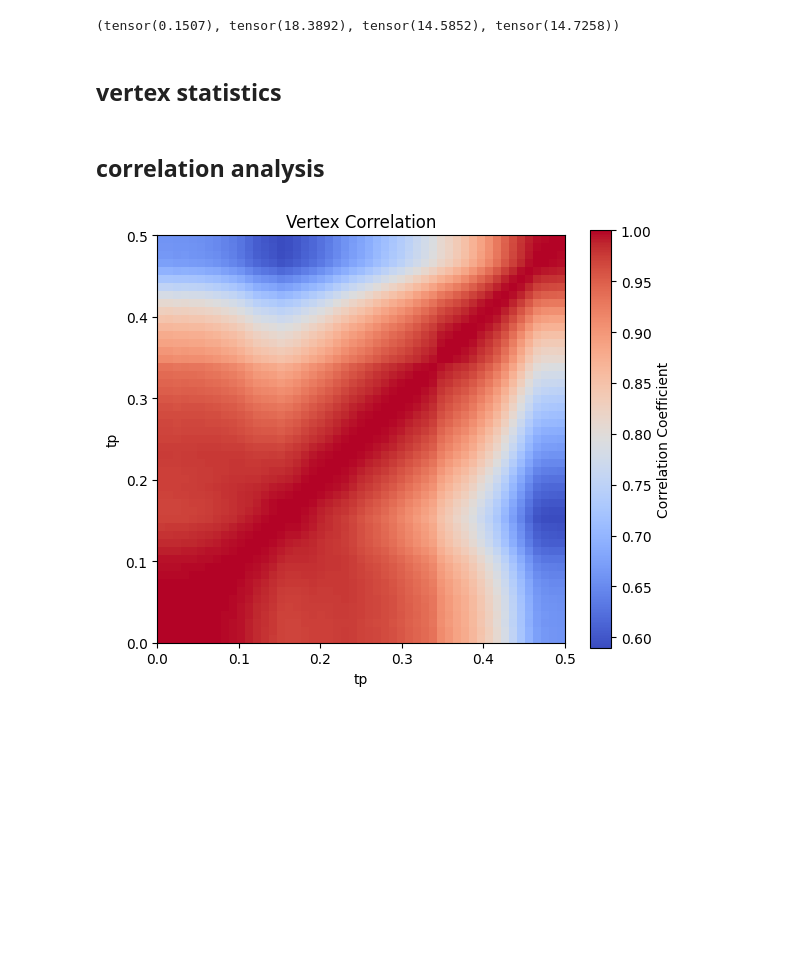
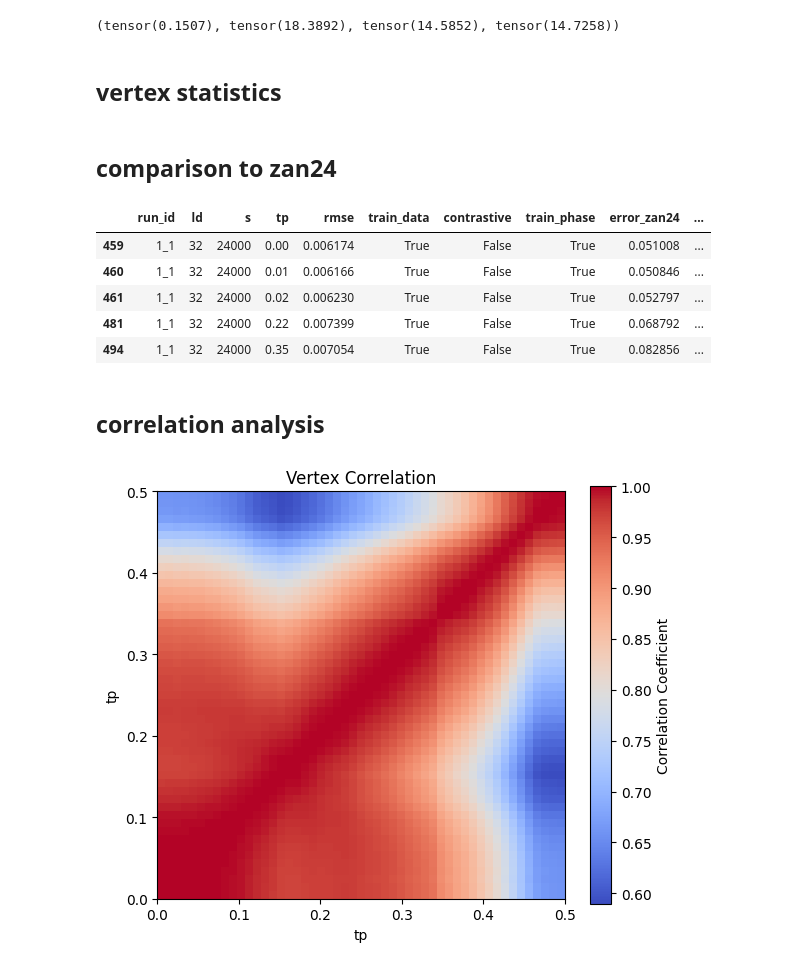
Before and after one commit to DanielSpringer/PhysML, a Jupyter notebook: notebooks/vertex/vertex_analysis.ipynb, the cells around one changed output. Cells and saved outputs as stored; diff of their text form; code cells hidden in the pictures; blank space fills up the shorter version.

```diff
--- a/notebooks/vertex/vertex_analysis.ipynb
+++ b/notebooks/vertex/vertex_analysis.ipynb
@@ -58,6 +58,37 @@ np.abs(values_at_axis - p3.detach().cpu()[0]).sum())
 # %%
 data_dir = '/gpfs/data/fs71925/shepp123/frgs_6d/'
 verteval.vertex_statistics(data_dir)
+# %% [markdown]
+## comparison to zan24
+# %%
+def rmse_to_zan24(rmse: float, V: np.ndarray, n: int = 24**6) -> float:
+    return (rmse * np.sqrt(n)) / np.linalg.norm(V.flatten())
+
+
+data_dir = '/gpfs/data/fs71925/shepp123/frgs_6d/'
+data_dir = '../../../frgs_6d/'
+rmse_df = pd.read_csv('reconstruction_results.csv')
+filepaths = AutoEncoderVertex24x6Dataset.get_filepaths(data_dir, subset=None, subset_shuffle=False)[0]
+vertices = AutoEncoderVertex24x6Dataset.load_vertex_files(filepaths)
+fp_dict = {float(Path(fp).stem[2:6]): vertex for fp, vertex in vertices.items()}
+errors = ['0.051008', '0.050846', '0.052797', '0.050148', '0.04994', '0.04968', '0.049482', '0.049657', '0.049895', '0.050421', '0.051805',
+          '0.054238', '0.057537', '0.062715', '0.06484', '0.064643', '0.065063', '0.066254', '0.066368', '0.067269', '0.068122', '0.068525',
+          '0.068792', '0.069272', '0.07033', '0.076447', '0.08041', '0.080816', '0.083482', '0.084816', '0.090107', '0.095451', '0.096641',
+          '0.100824', '0.09115', '0.082856', '0.086178', '0.081111', '0.0803', '0.081256', '0.087704', '0.105343', '0.096102', '0.092997',
+          '0.103273', '0.08859', '0.078509', '0.071454', '0.069971', '0.071316', '0.078705']
+df = rmse_df[rmse_df['run_id'] == '1_1'].copy()
+df = df[df['tp'].isin(fp_dict.keys())]
+errors = [e for i, e in enumerate(errors) if i / 100 in fp_dict.keys()]
+df['error_zan24'] = errors
+df['error'] = df.apply(lambda row: rmse_to_zan24(row['rmse'], fp_dict[row['tp']]), axis=1)
+df
+# %% [output]
+|  | run_id | ld | s | tp | rmse | train_data | contrastive | train_phase | error_zan24 | ... |
+| 459 | 1_1 | 32 | 24000 | 0.00 | 0.006174 | True | False | True | 0.051008 | ... |
+| 460 | 1_1 | 32 | 24000 | 0.01 | 0.006166 | True | False | True | 0.050846 | ... |
+| 461 | 1_1 | 32 | 24000 | 0.02 | 0.006230 | True | False | True | 0.052797 | ... |
+| 481 | 1_1 | 32 | 24000 | 0.22 | 0.007399 | True | False | True | 0.068792 | ... |
+| 494 | 1_1 | 32 | 24000 | 0.35 | 0.007054 | True | False | True | 0.082856 | ... |
 # %% [markdown]
 ## correlation analysis
 # %%
```
Also changed, not shown: 2 other files.
